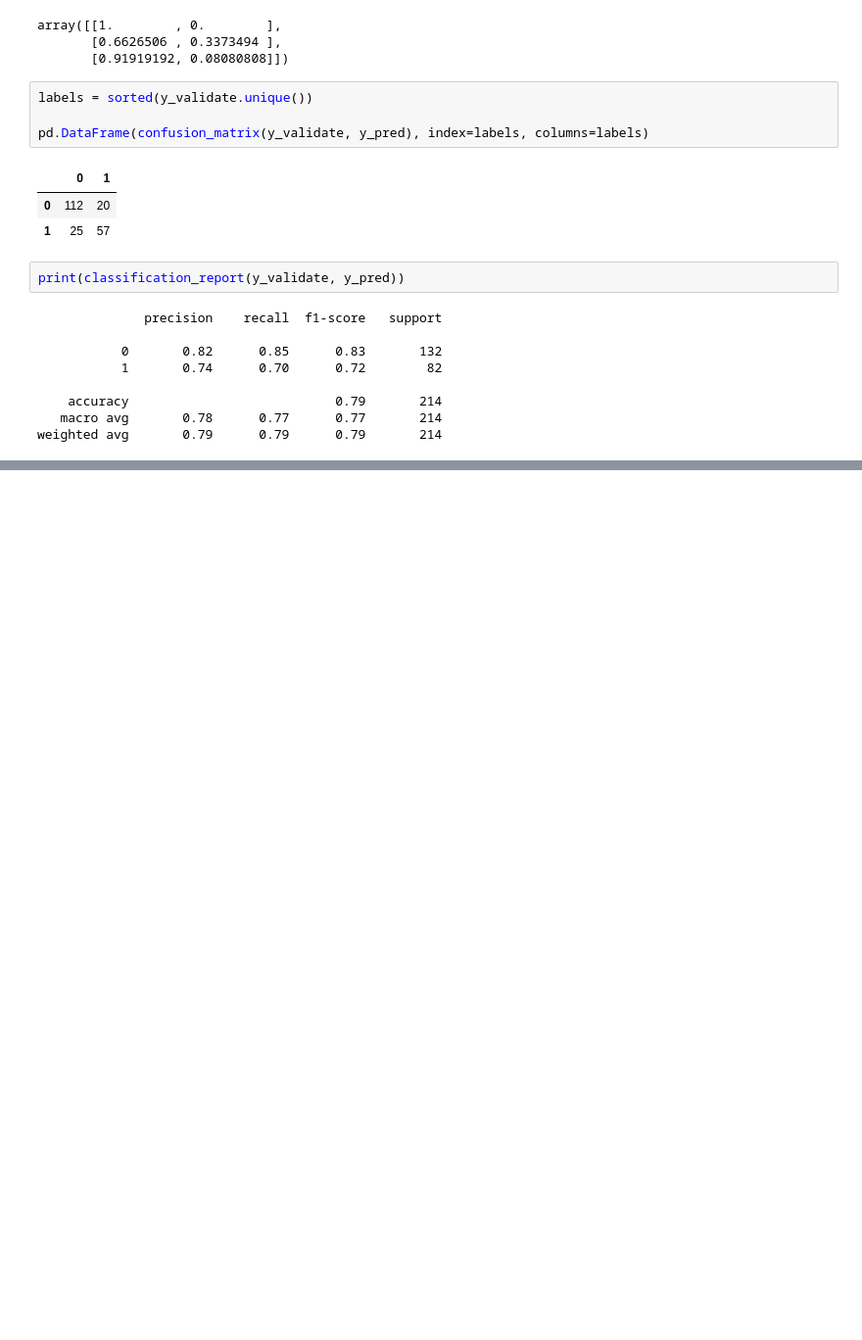
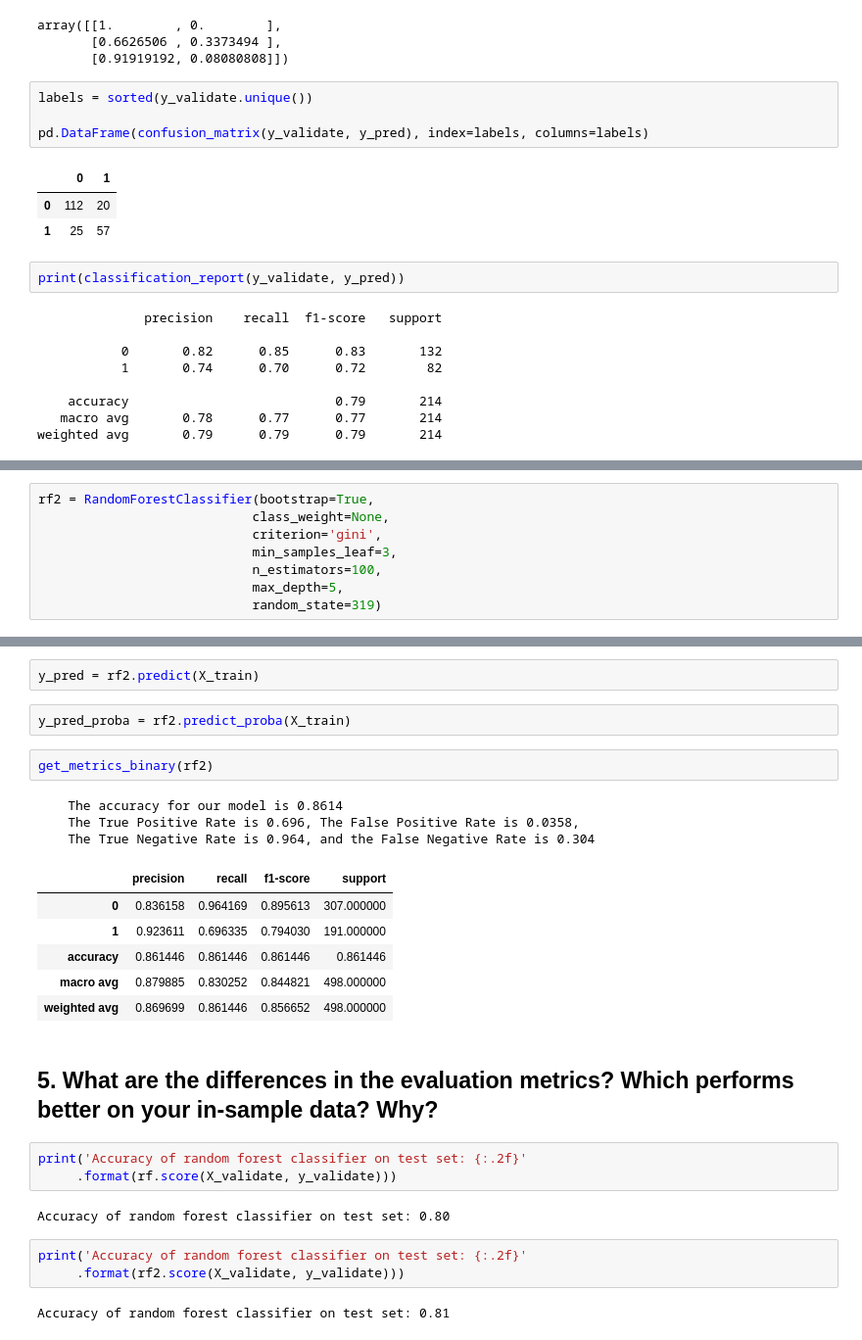
Before and after one commit to johngrinstead/classification-exercises, a Jupyter notebook: model.ipynb, the cells around one changed output, grey strips where cells are left out. Shown at 98% size. Drawn from its saved outputs; the diff is of its cells as text; blank space fills up the shorter version.

```diff
--- a/model.ipynb
+++ b/model.ipynb
@@ -547,0 +641,8 @@ weighted avg       0.79      0.79      0.79       214
+# %%
+rf2 = RandomForestClassifier(bootstrap=True,
+                            class_weight=None,
+                            criterion='gini',
+                            min_samples_leaf=3,
+                            n_estimators=100,
+                            max_depth=5,
+                            random_state=319)
@@ -547,0 +658,28 @@ weighted avg       0.79      0.79      0.79       214
+# %%
+y_pred = rf2.predict(X_train)
+# %%
+y_pred_proba = rf2.predict_proba(X_train)
+# %%
+get_metrics_binary(rf2)
+# %% [output]
+    The accuracy for our model is 0.8614
+    The True Positive Rate is 0.696, The False Positive Rate is 0.0358,
+    The True Negative Rate is 0.964, and the False Negative Rate is 0.304
+|  | precision | recall | f1-score | support |
+| 0 | 0.836158 | 0.964169 | 0.895613 | 307.000000 |
+| 1 | 0.923611 | 0.696335 | 0.794030 | 191.000000 |
+| accuracy | 0.861446 | 0.861446 | 0.861446 | 0.861446 |
+| macro avg | 0.879885 | 0.830252 | 0.844821 | 498.000000 |
+| weighted avg | 0.869699 | 0.861446 | 0.856652 | 498.000000 |
+# %% [markdown]
+## 5. What are the differences in the evaluation metrics? Which performs better on your in-sample data? Why?
+# %%
+print('Accuracy of random forest classifier on test set: {:.2f}'
+     .format(rf.score(X_validate, y_validate)))
+# %% [output]
+Accuracy of random forest classifier on test set: 0.80
+# %%
+print('Accuracy of random forest classifier on test set: {:.2f}'
+     .format(rf2.score(X_validate, y_validate)))
+# %% [output]
+Accuracy of random forest classifier on test set: 0.81
```
Also changed, not shown: parts of 36 cells of this notebook, 2 other files.
